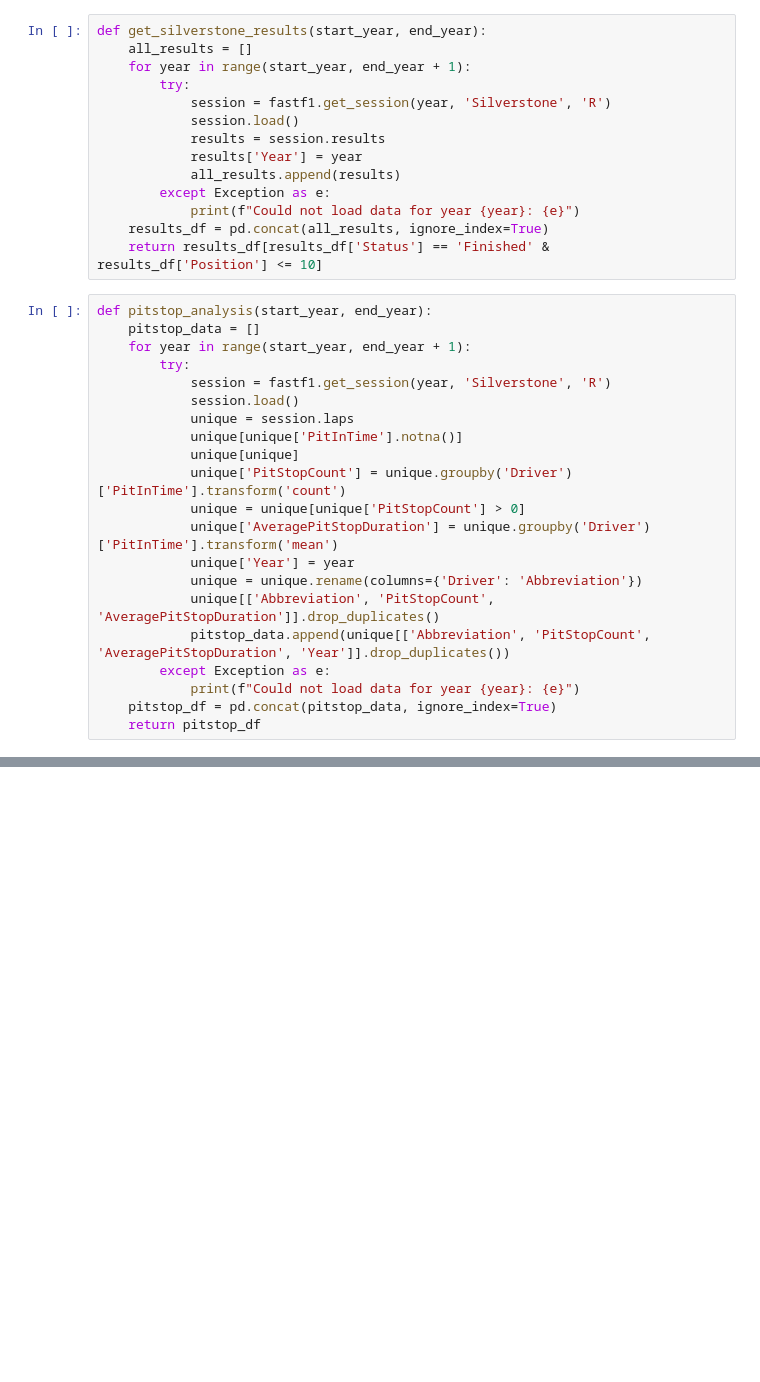
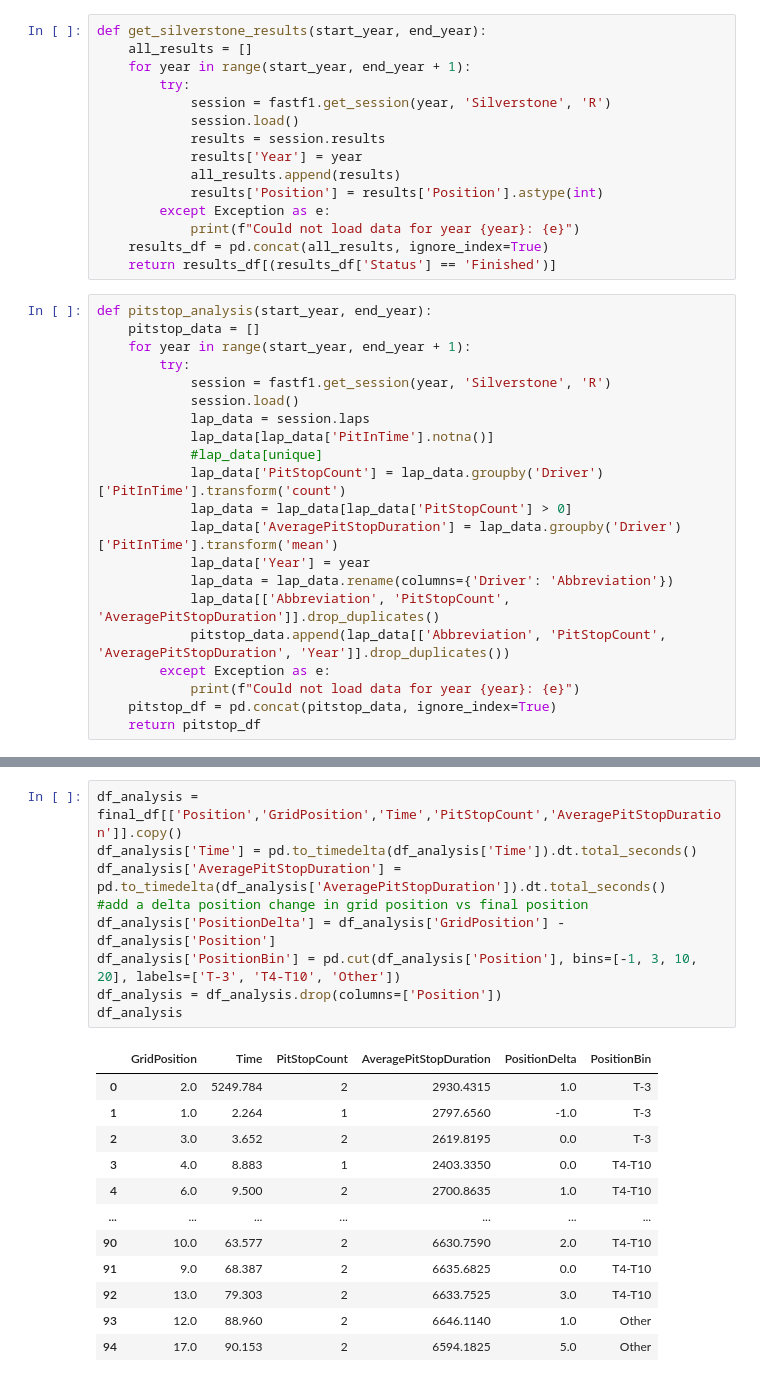
Before and after one commit to Tanisha7320/Formula-1-analysis, a Jupyter notebook: df creation.ipynb, the cells around one changed output, grey strips where cells are left out. Saved outputs shown, nothing was run; the diff lists cells and outputs as text; blank space fills up the shorter version.

```diff
--- a/df creation.ipynb
+++ b/df creation.ipynb
@@ -12,10 +30,11 @@ def get_silverstone_results(start_year, end_year):
             results = session.results
             results['Year'] = year
             all_results.append(results)
+            results['Position'] = results['Position'].astype(int)
         except Exception as e:
             print(f"Could not load data for year {year}: {e}")
     results_df = pd.concat(all_results, ignore_index=True)
-    return results_df[results_df['Status'] == 'Finished' & results_df['Position'] <= 10]
+    return results_df[(results_df['Status'] == 'Finished')]
 # %%
 def pitstop_analysis(start_year, end_year):
     pitstop_data = []
@@ -23,16 +42,16 @@ def pitstop_analysis(start_year, end_year):
         try:
             session = fastf1.get_session(year, 'Silverstone', 'R')
             session.load()
-            unique = session.laps
-            unique[unique['PitInTime'].notna()]
-            unique[unique]
-            unique['PitStopCount'] = unique.groupby('Driver')['PitInTime'].transform('count')
-            unique = unique[unique['PitStopCount'] > 0]
-            unique['AveragePitStopDuration'] = unique.groupby('Driver')['PitInTime'].transform('mean')
-            unique['Year'] = year
-            unique = unique.rename(columns={'Driver': 'Abbreviation'})
-            unique[['Abbreviation', 'PitStopCount', 'AveragePitStopDuration']].drop_duplicates()
-            pitstop_data.append(unique[['Abbreviation', 'PitStopCount', 'AveragePitStopDuration', 'Year']].drop_duplicates())
+            lap_data = session.laps
+            lap_data[lap_data['PitInTime'].notna()]
+            #lap_data[unique]
+            lap_data['PitStopCount'] = lap_data.groupby('Driver')['PitInTime'].transform('count')
+            lap_data = lap_data[lap_data['PitStopCount'] > 0]
+            lap_data['AveragePitStopDuration'] = lap_data.groupby('Driver')['PitInTime'].transform('mean')
+            lap_data['Year'] = year
+            lap_data = lap_data.rename(columns={'Driver': 'Abbreviation'})
+            lap_data[['Abbreviation', 'PitStopCount', 'AveragePitStopDuration']].drop_duplicates()
+            pitstop_data.append(lap_data[['Abbreviation', 'PitStopCount', 'AveragePitStopDuration', 'Year']].drop_duplicates())
         except Exception as e:
             print(f"Could not load data for year {year}: {e}")
     pitstop_df = pd.concat(pitstop_data, ignore_index=True)
@@ -45,0 +97,22 @@ final_df
+# %%
+df_analysis = final_df[['Position','GridPosition','Time','PitStopCount','AveragePitStopDuration']].copy()
+df_analysis['Time'] = pd.to_timedelta(df_analysis['Time']).dt.total_seconds()
+df_analysis['AveragePitStopDuration'] = pd.to_timedelta(df_analysis['AveragePitStopDuration']).dt.total_seconds()
+#add a delta position change in grid position vs final position
+df_analysis['PositionDelta'] = df_analysis['GridPosition'] - df_analysis['Position']
+df_analysis['PositionBin'] = pd.cut(df_analysis['Position'], bins=[-1, 3, 10, 20], labels=['T-3', 'T4-T10', 'Other'])
+df_analysis = df_analysis.drop(columns=['Position'])
+df_analysis
+# %% [output]
+|  | GridPosition | Time | PitStopCount | AveragePitStopDuration | PositionDelta | PositionBin |
+| 0 | 2.0 | 5249.784 | 2 | 2930.4315 | 1.0 | T-3 |
+| 1 | 1.0 | 2.264 | 1 | 2797.6560 | -1.0 | T-3 |
+| 2 | 3.0 | 3.652 | 2 | 2619.8195 | 0.0 | T-3 |
+| 3 | 4.0 | 8.883 | 1 | 2403.3350 | 0.0 | T4-T10 |
+| 4 | 6.0 | 9.500 | 2 | 2700.8635 | 1.0 | T4-T10 |
+| ... | ... | ... | ... | ... | ... | ... |
+| 90 | 10.0 | 63.577 | 2 | 6630.7590 | 2.0 | T4-T10 |
+| 91 | 9.0 | 68.387 | 2 | 6635.6825 | 0.0 | T4-T10 |
+| 92 | 13.0 | 79.303 | 2 | 6633.7525 | 3.0 | T4-T10 |
+| 93 | 12.0 | 88.960 | 2 | 6646.1140 | 1.0 | Other |
+| 94 | 17.0 | 90.153 | 2 | 6594.1825 | 5.0 | Other |
```
Also changed, not shown: parts of 5 cells of this notebook.
